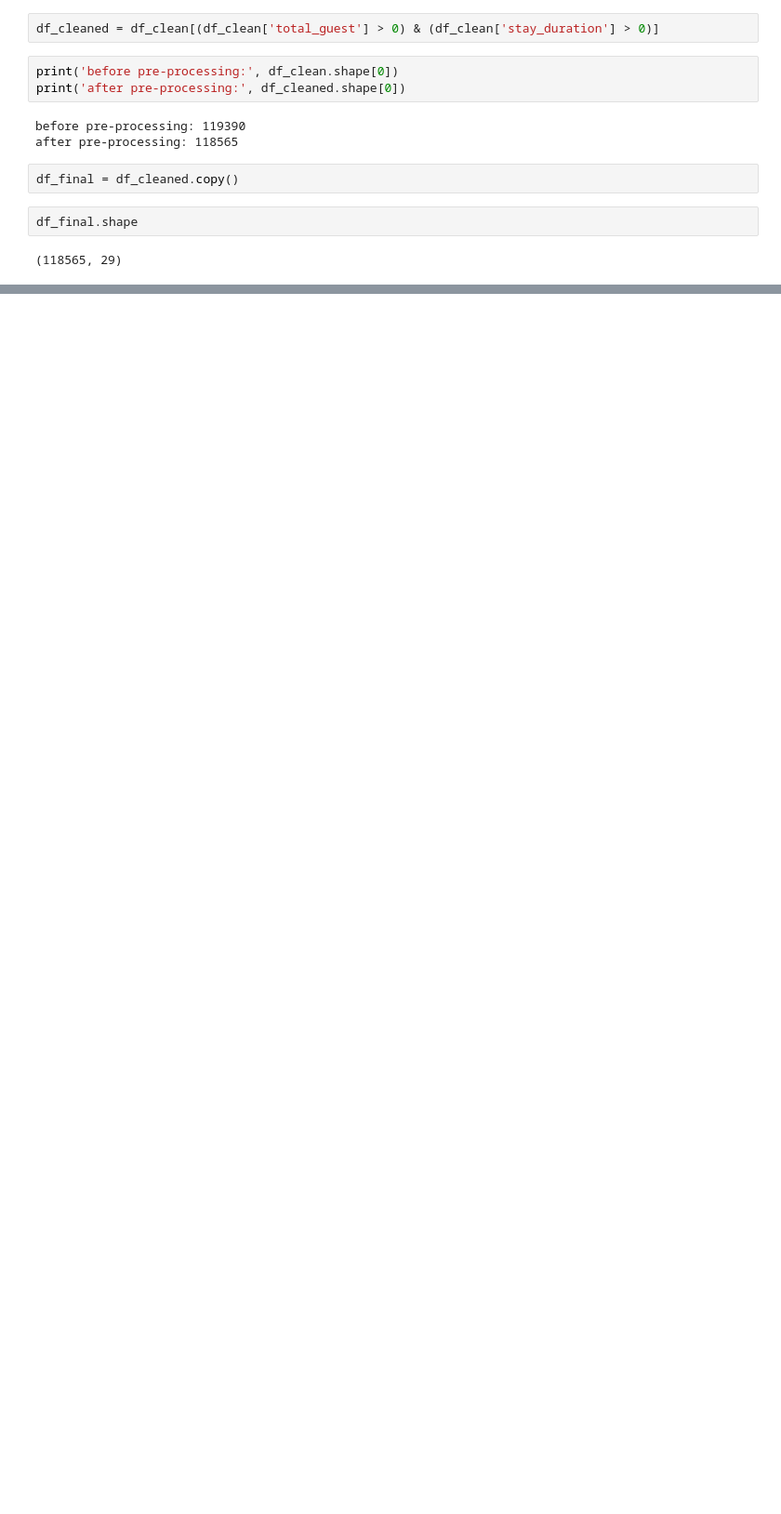
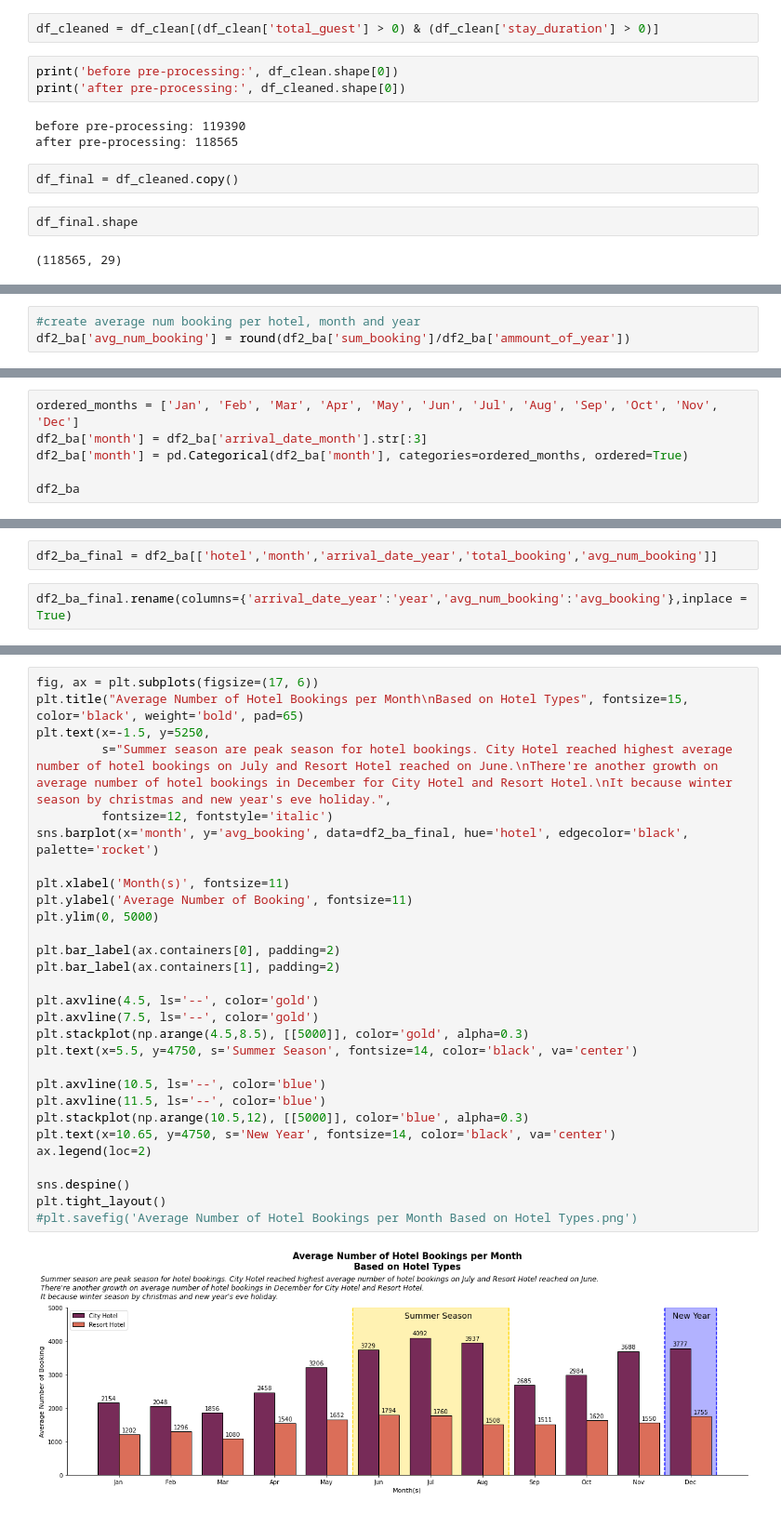
Before and after one commit to audryannoor/Investigate-Hotel-Business-using-Data-Visualization, a Jupyter notebook: Rafif Noor Audryan_Investigate Hotel Business using Data-Visualization.ipynb, the cells around one changed output, grey strips where cells are left out. Shown at 93% size. Cells and saved outputs as stored; diff of their text form; blank space fills up the shorter version.

```diff
--- a/Rafif Noor Audryan_Investigate Hotel Business using Data-Visualization.ipynb
+++ b/Rafif Noor Audryan_Investigate Hotel Business using Data-Visualization.ipynb
@@ -164,0 +219,3 @@ df_final.shape
+# %%
+#create average num booking per hotel, month and year
+df2_ba['avg_num_booking'] = round(df2_ba['sum_booking']/df2_ba['ammount_of_year'])
@@ -164,0 +242,6 @@ df_final.shape
+# %%
+ordered_months = ['Jan', 'Feb', 'Mar', 'Apr', 'May', 'Jun', 'Jul', 'Aug', 'Sep', 'Oct', 'Nov', 'Dec']
+df2_ba['month'] = df2_ba['arrival_date_month'].str[:3]
+df2_ba['month'] = pd.Categorical(df2_ba['month'], categories=ordered_months, ordered=True)
+
+df2_ba
@@ -164,0 +266,4 @@ df_final.shape
+# %%
+df2_ba_final = df2_ba[['hotel','month','arrival_date_year','total_booking','avg_num_booking']]
+# %%
+df2_ba_final.rename(columns={'arrival_date_year':'year','avg_num_booking':'avg_booking'},inplace = True)
@@ -164,0 +290,31 @@ df_final.shape
+# %%
+fig, ax = plt.subplots(figsize=(17, 6))
+plt.title("Average Number of Hotel Bookings per Month\nBased on Hotel Types", fontsize=15, color='black', weight='bold', pad=65)
+plt.text(x=-1.5, y=5250,
+         s="Summer season are peak season for hotel bookings. City Hotel reached highest average number of hotel bookings on July and Resort Hotel reached on June.\nThere're another growth on average number of hotel bookings in December for City Hotel and Resort Hotel.\nIt because winter season by christmas and new year's eve holiday.",
+         fontsize=12, fontstyle='italic')
+sns.barplot(x='month', y='avg_booking', data=df2_ba_final, hue='hotel', edgecolor='black', palette='rocket')
+
+plt.xlabel('Month(s)', fontsize=11)
+plt.ylabel('Average Number of Booking', fontsize=11)
+plt.ylim(0, 5000)
+
+plt.bar_label(ax.containers[0], padding=2)
+plt.bar_label(ax.containers[1], padding=2)
+
+plt.axvline(4.5, ls='--', color='gold')
+plt.axvline(7.5, ls='--', color='gold')
+plt.stackplot(np.arange(4.5,8.5), [[5000]], color='gold', alpha=0.3)
+plt.text(x=5.5, y=4750, s='Summer Season', fontsize=14, color='black', va='center')
+
+plt.axvline(10.5, ls='--', color='blue')
+plt.axvline(11.5, ls='--', color='blue')
+plt.stackplot(np.arange(10.5,12), [[5000]], color='blue', alpha=0.3)
+plt.text(x=10.65, y=4750, s='New Year', fontsize=14, color='black', va='center')
+ax.legend(loc=2)
+
+sns.despine()
+plt.tight_layout()
+#plt.savefig('Average Number of Hotel Bookings per Month Based on Hotel Types.png')
+# %% [output]
+[figure, added]
```
Also changed, not shown: parts of 9 cells of this notebook.
